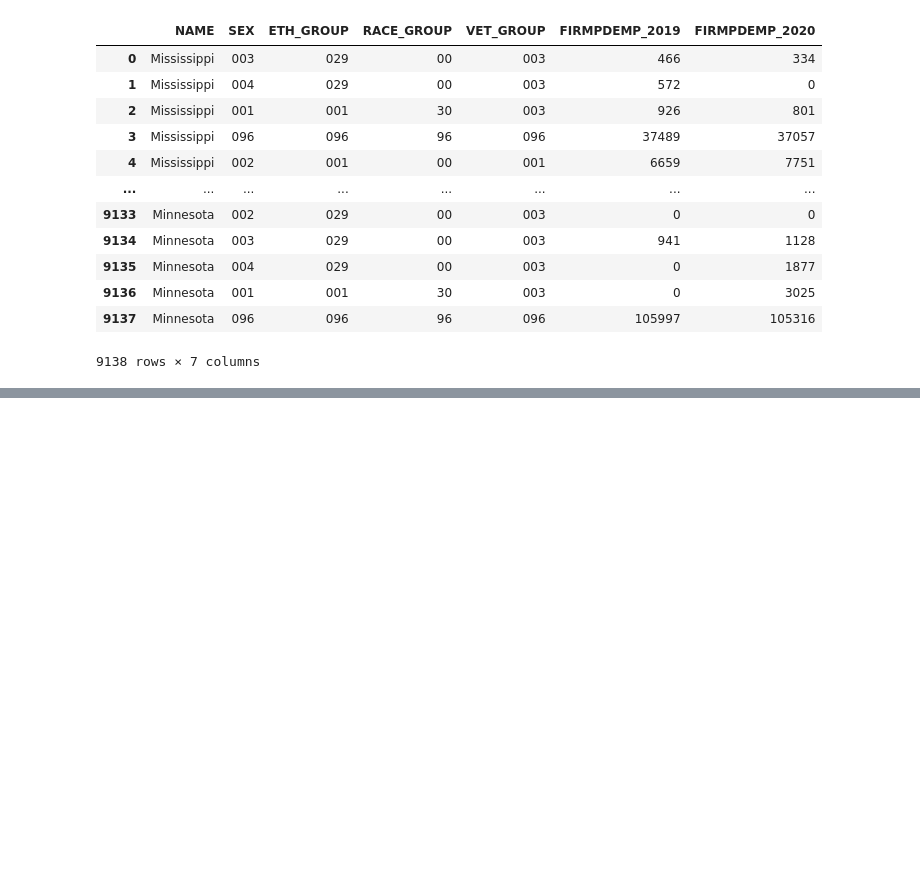
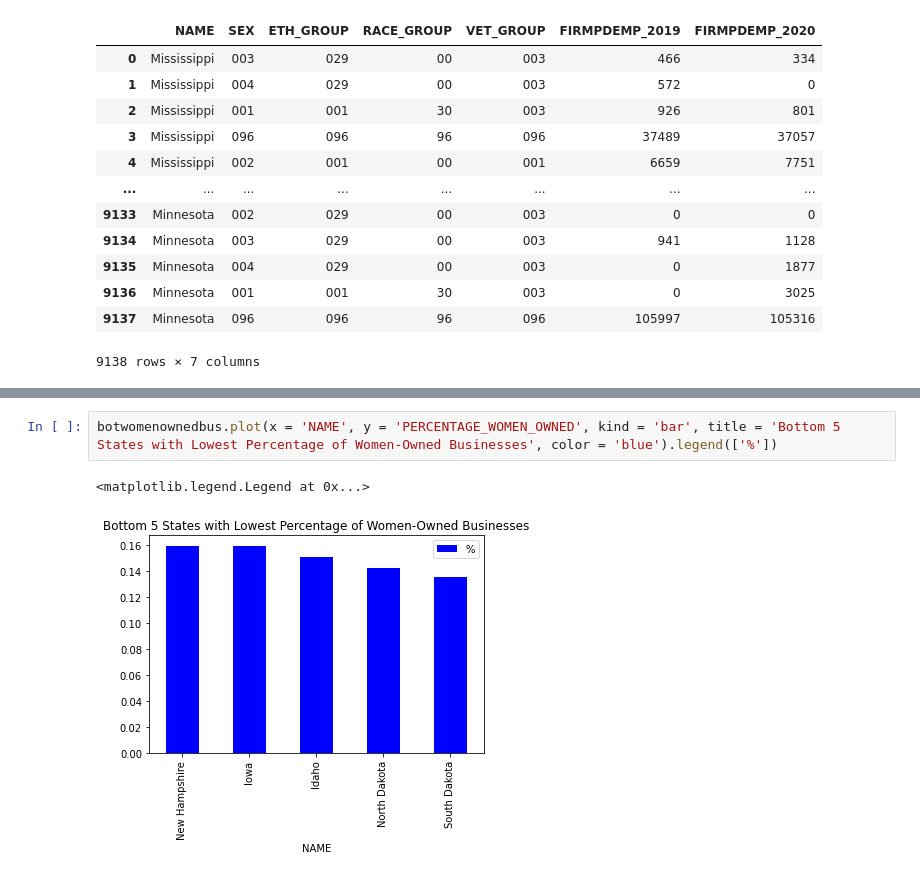
Before and after one commit to ColeBallard/census-api-data-abs, a Jupyter notebook: ETL.ipynb, the cells around one changed output, grey strips where cells are left out. Drawn from its saved outputs; the diff is of its cells as text; blank space fills up the shorter version.

```diff
--- a/ETL.ipynb
+++ b/ETL.ipynb
@@ -64,0 +99,5 @@ statemerge
+# %%
+botwomenownedbus.plot(x = 'NAME', y = 'PERCENTAGE_WOMEN_OWNED', kind = 'bar', title = 'Bottom 5 States with Lowest Percentage of Women-Owned Businesses', color = 'blue').legend(['%'])
+# %% [output]
+<matplotlib.legend.Legend at 0x...>
+[figure, added]
```
Also changed, not shown: parts of 15 cells of this notebook, 2 other files.
